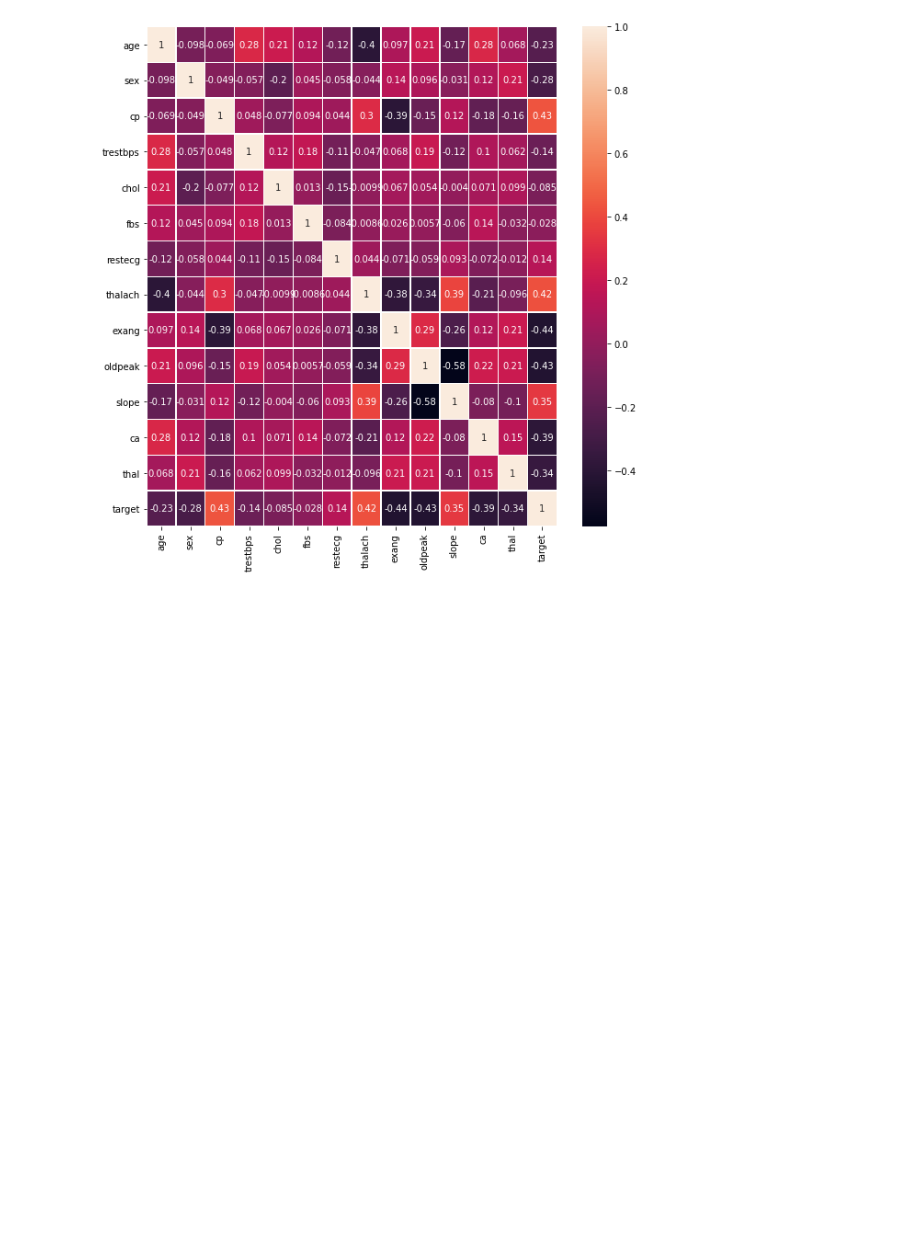
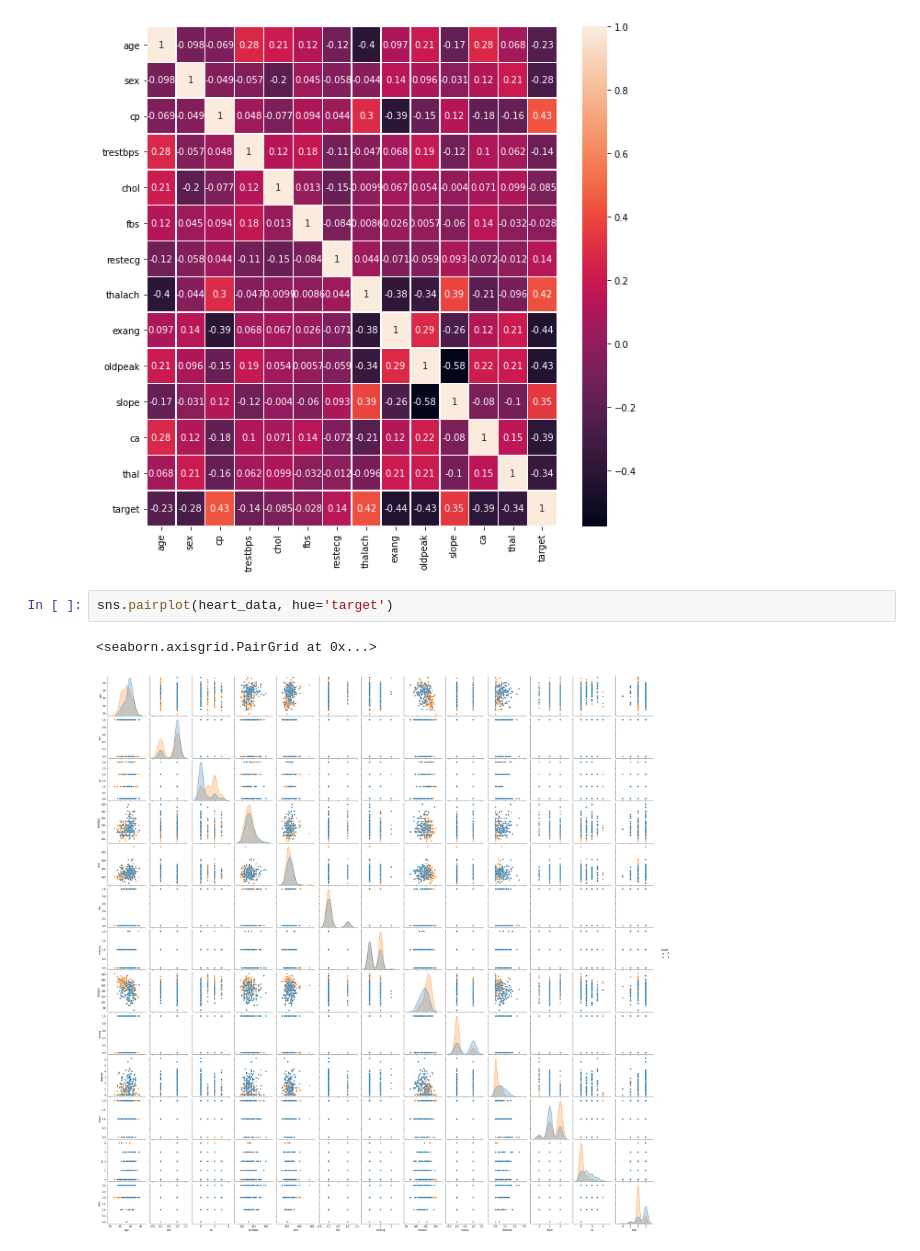
Before and after one commit to abielhammonds/predict_heart_disease_machine_learning_project, a Jupyter notebook: Feature_Analysis.ipynb, the cells around one changed output. Drawn from its saved outputs; the diff is of its cells as text; blank space fills up the shorter version.

Commit message:
added pair plot to feature analysis notebook; trained model in ML notebook

```diff
--- a/Feature_Analysis.ipynb
+++ b/Feature_Analysis.ipynb
@@ -288,3 +288,8 @@ sns.heatmap(heart_data.corr(), annot = True, linewidths=.5, ax=ax)
 # %% [output]
 <AxesSubplot:>
 [figure]
+# %%
+sns.pairplot(heart_data, hue='target')
+# %% [output]
+<seaborn.axisgrid.PairGrid at 0x...>
+[figure, added]
```
Also changed, not shown: 1 other file.
